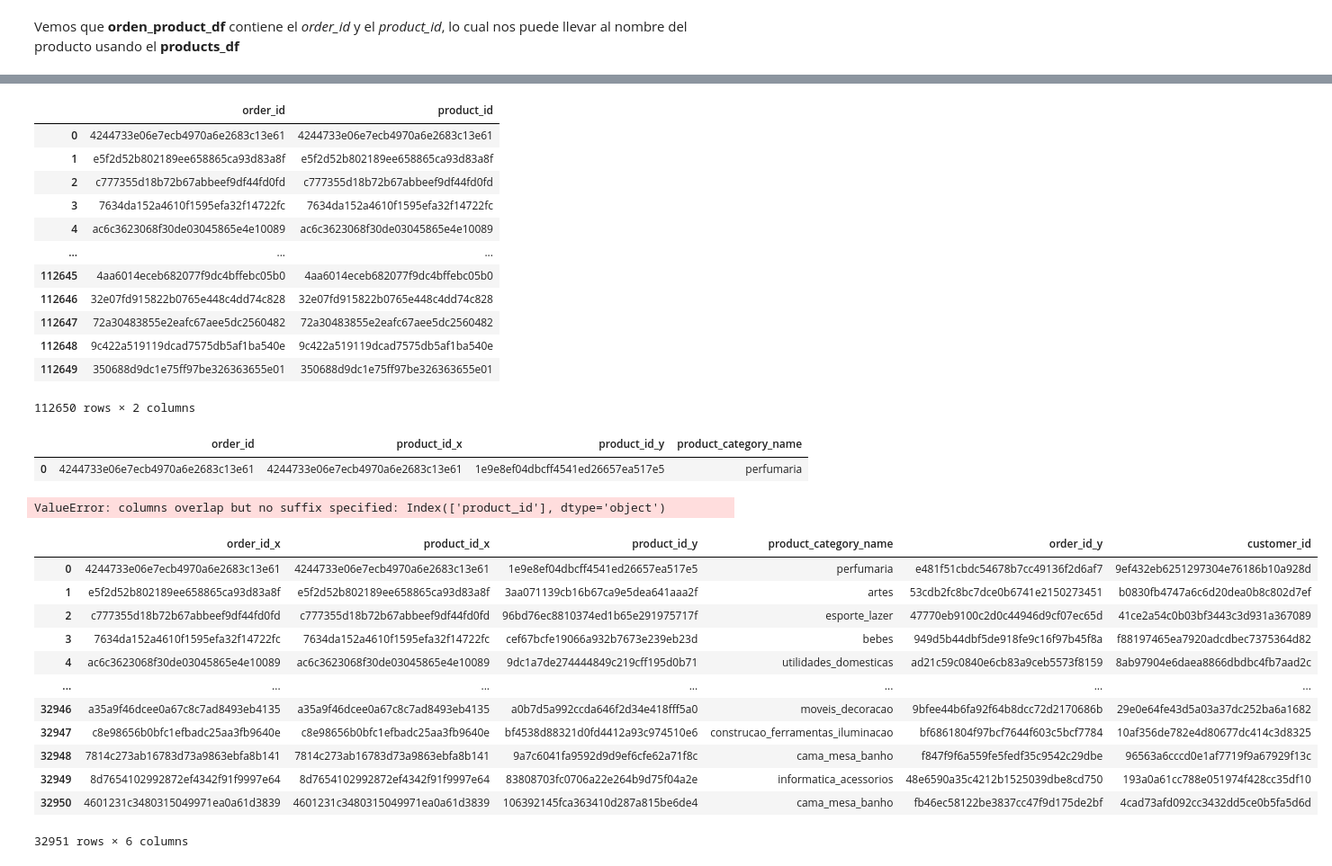
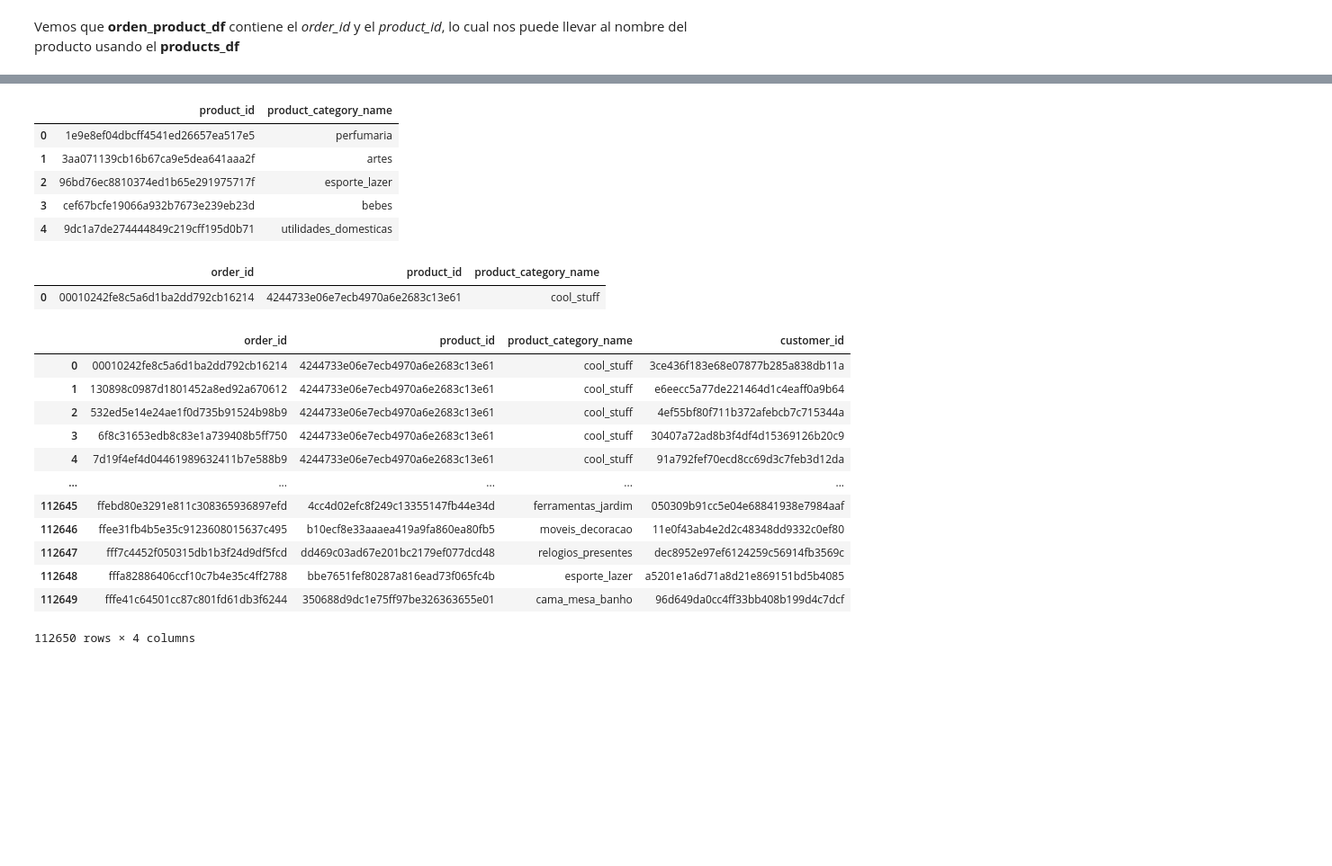
Before and after one commit to Platzi-Master-C10-Brazilian-Ecommerce/Base-Analysis, a Jupyter notebook: A_priori_algorithm.ipynb, the cells around one changed output, grey strips where cells are left out. Shown: that part at 90% size. Saved outputs shown, nothing was run; the diff lists cells and outputs as text; code cells hidden in the pictures; blank space fills up the shorter version.

```diff
--- a/A_priori_algorithm.ipynb
+++ b/A_priori_algorithm.ipynb
@@ -85,7 +85,7 @@ Vemos que **orden_product_df** contiene el *order_id* y el *product_id*, lo cual
 #Antes de hacer un join, voy a rescatar los datos utiles en orden products.
 
 #Creamos la tabla que estaremos usando
-order_products_clean = pd.DataFrame(order_products_clean)
+order_products_clean = pd.DataFrame()
 
 #Nos traemos las columnas que necesitamos
 order_id_a = orden_product_df["order_id"]
@@ -98,3 +98,5 @@ order_products_clean = order_products_clean.assign(product_id=product_id_a)
 
 
 Ds_4Use = order_products_clean
+
+Ds_4Use
@@ -101,28 +117,21 @@ Ds_4Use = order_products_clean
-# %%
-Ds_4Use.head(1)
-Ds4Use = Ds_4Use.drop(["Order_id","Product_id"], axis=1)
-Ds4Use
-# %% [output]
-|  | order_id | product_id |
-| 0 | 4244733e06e7ecb4970a6e2683c13e61 | 4244733e06e7ecb4970a6e2683c13e61 |
-| 1 | e5f2d52b802189ee658865ca93d83a8f | e5f2d52b802189ee658865ca93d83a8f |
-| 2 | c777355d18b72b67abbeef9df44fd0fd | c777355d18b72b67abbeef9df44fd0fd |
-| 3 | 7634da152a4610f1595efa32f14722fc | 7634da152a4610f1595efa32f14722fc |
-| 4 | ac6c3623068f30de03045865e4e10089 | ac6c3623068f30de03045865e4e10089 |
-| ... | ... | ... |
-| 112645 | 4aa6014eceb682077f9dc4bffebc05b0 | 4aa6014eceb682077f9dc4bffebc05b0 |
-| 112646 | 32e07fd915822b0765e448c4dd74c828 | 32e07fd915822b0765e448c4dd74c828 |
-| 112647 | 72a30483855e2eafc67aee5dc2560482 | 72a30483855e2eafc67aee5dc2560482 |
-| 112648 | 9c422a519119dcad7575db5af1ba540e | 9c422a519119dcad7575db5af1ba540e |
-| 112649 | 350688d9dc1e75ff97be326363655e01 | 350688d9dc1e75ff97be326363655e01 |
-112650 rows × 2 columns
+# %%
+products_clean.head()
+# %% [output]
+|  | product_id | product_category_name |
+| 0 | 1e9e8ef04dbcff4541ed26657ea517e5 | perfumaria |
+| 1 | 3aa071139cb16b67ca9e5dea641aaa2f | artes |
+| 2 | 96bd76ec8810374ed1b65e291975717f | esporte_lazer |
+| 3 | cef67bcfe19066a932b7673e239eb23d | bebes |
+| 4 | 9dc1a7de274444849c219cff195d0b71 | utilidades_domesticas |
 # %%
 #Haremos un join de la tabla de orden_products y products
 
 #Esto con el motivo de tener menos datos con los cuales trabajar,
 #teniendo unicamente los "utiles"
 
-mergedDs4Use = Ds4Use.merge(products_clean, how="inner",left_index=True, right_index=True)
+#Aqui :D
+
+mergedDs4Use = Ds_4Use.merge(products_clean, how="inner",on="product_id")
 
 mergedDs4Use.head(1)
 
@@ -131,29 +140,23 @@ mergedDs4Use.head(1)
 #con solo tener el order y el producto que nos dio, por lo tanto, voy a hacerle el merge
 #con la tabla de orders, asi traemos a los clientes
 # %% [output]
-|  | order_id | product_id_x | product_id_y | product_category_name |
-| 0 | 4244733e06e7ecb4970a6e2683c13e61 | 4244733e06e7ecb4970a6e2683c13e61 | 1e9e8ef04dbcff4541ed26657ea517e5 | perfumaria |
+|  | order_id | product_id | product_category_name |
+| 0 | 00010242fe8c5a6d1ba2dd792cb16214 | 4244733e06e7ecb4970a6e2683c13e61 | cool_stuff |
-# %%
-mergedDs4UsePRUEBA = Ds4Use.join(products_clean)
-
-mergedDs4UsePRUEBA.head(1)
-# %% [output]
-ValueError: columns overlap but no suffix specified: Index(['product_id'], dtype='object')
 # %%
-Order_Product_Customer = mergedDs4Use.merge(orders_4merge,how="inner",left_index=True, right_index=True)
+Order_Product_Customer = mergedDs4Use.merge(orders_4merge,how="inner",on='order_id')
 
 Order_Product_Customer
 # %% [output]
-|  | order_id_x | product_id_x | product_id_y | product_category_name | order_id_y | customer_id |
-| 0 | 4244733e06e7ecb4970a6e2683c13e61 | 4244733e06e7ecb4970a6e2683c13e61 | 1e9e8ef04dbcff4541ed26657ea517e5 | perfumaria | e481f51cbdc54678b7cc49136f2d6af7 | 9ef432eb6251297304e76186b10a928d |
-| 1 | e5f2d52b802189ee658865ca93d83a8f | e5f2d52b802189ee658865ca93d83a8f | 3aa071139cb16b67ca9e5dea641aaa2f | artes | 53cdb2fc8bc7dce0b6741e2150273451 | b0830fb4747a6c6d20dea0b8c802d7ef |
-| 2 | c777355d18b72b67abbeef9df44fd0fd | c777355d18b72b67abbeef9df44fd0fd | 96bd76ec8810374ed1b65e291975717f | esporte_lazer | 47770eb9100c2d0c44946d9cf07ec65d | 41ce2a54c0b03bf3443c3d931a367089 |
-| 3 | 7634da152a4610f1595efa32f14722fc | 7634da152a4610f1595efa32f14722fc | cef67bcfe19066a932b7673e239eb23d | bebes | 949d5b44dbf5de918fe9c16f97b45f8a | f88197465ea7920adcdbec7375364d82 |
-| 4 | ac6c3623068f30de03045865e4e10089 | ac6c3623068f30de03045865e4e10089 | 9dc1a7de274444849c219cff195d0b71 | utilidades_domesticas | ad21c59c0840e6cb83a9ceb5573f8159 | 8ab97904e6daea8866dbdbc4fb7aad2c |
-| ... | ... | ... | ... | ... | ... | ... |
-| 32946 | a35a9f46dcee0a67c8c7ad8493eb4135 | a35a9f46dcee0a67c8c7ad8493eb4135 | a0b7d5a992ccda646f2d34e418fff5a0 | moveis_decoracao | 9bfee44b6fa92f64b8dcc72d2170686b | 29e0e64fe43d5a03a37dc252ba6a1682 |
-| 32947 | c8e98656b0bfc1efbadc25aa3fb9640e | c8e98656b0bfc1efbadc25aa3fb9640e | bf4538d88321d0fd4412a93c974510e6 | construcao_ferramentas_iluminacao | bf6861804f97bcf7644f603c5bcf7784 | 10af356de782e4d80677dc414c3d8325 |
-| 32948 | 7814c273ab16783d73a9863ebfa8b141 | 7814c273ab16783d73a9863ebfa8b141 | 9a7c6041fa9592d9d9ef6cfe62a71f8c | cama_mesa_banho | f847f9f6a559fe5fedf35c9542c29dbe | 96563a6cccd0e1af7719f9a67929f13c |
-| 32949 | 8d7654102992872ef4342f91f9997e64 | 8d7654102992872ef4342f91f9997e64 | 83808703fc0706a22e264b9d75f04a2e | informatica_acessorios | 48e6590a35c4212b1525039dbe8cd750 | 193a0a61cc788e051974f428cc35df10 |
-| 32950 | 4601231c3480315049971ea0a61d3839 | 4601231c3480315049971ea0a61d3839 | 106392145fca363410d287a815be6de4 | cama_mesa_banho | fb46ec58122be3837cc47f9d175de2bf | 4cad73afd092cc3432dd5ce0b5fa5d6d |
+|  | order_id | product_id | product_category_name | customer_id |
+| 0 | 00010242fe8c5a6d1ba2dd792cb16214 | 4244733e06e7ecb4970a6e2683c13e61 | cool_stuff | 3ce436f183e68e07877b285a838db11a |
+| 1 | 130898c0987d1801452a8ed92a670612 | 4244733e06e7ecb4970a6e2683c13e61 | cool_stuff | e6eecc5a77de221464d1c4eaff0a9b64 |
+| 2 | 532ed5e14e24ae1f0d735b91524b98b9 | 4244733e06e7ecb4970a6e2683c13e61 | cool_stuff | 4ef55bf80f711b372afebcb7c715344a |
+| 3 | 6f8c31653edb8c83e1a739408b5ff750 | 4244733e06e7ecb4970a6e2683c13e61 | cool_stuff | 30407a72ad8b3f4df4d15369126b20c9 |
+| 4 | 7d19f4ef4d04461989632411b7e588b9 | 4244733e06e7ecb4970a6e2683c13e61 | cool_stuff | 91a792fef70ecd8cc69d3c7feb3d12da |
+| ... | ... | ... | ... | ... |
+| 112645 | ffebd80e3291e811c308365936897efd | 4cc4d02efc8f249c13355147fb44e34d | ferramentas_jardim | 050309b91cc5e04e68841938e7984aaf |
+| 112646 | ffee31fb4b5e35c9123608015637c495 | b10ecf8e33aaaea419a9fa860ea80fb5 | moveis_decoracao | 11e0f43ab4e2d2c48348dd9332c0ef80 |
+| 112647 | fff7c4452f050315db1b3f24d9df5fcd | dd469c03ad67e201bc2179ef077dcd48 | relogios_presentes | dec8952e97ef6124259c56914fb3569c |
+| 112648 | fffa82886406ccf10c7b4e35c4ff2788 | bbe7651fef80287a816ead73f065fc4b | esporte_lazer | a5201e1a6d71a8d21e869151bd5b4085 |
+| 112649 | fffe41c64501cc87c801fd61db3f6244 | 350688d9dc1e75ff97be326363655e01 | cama_mesa_banho | 96d649da0cc4ff33bb408b199d4c7dcf |
-32951 rows × 6 columns
+112650 rows × 4 columns
```
Also changed, not shown: parts of 9 cells of this notebook.
